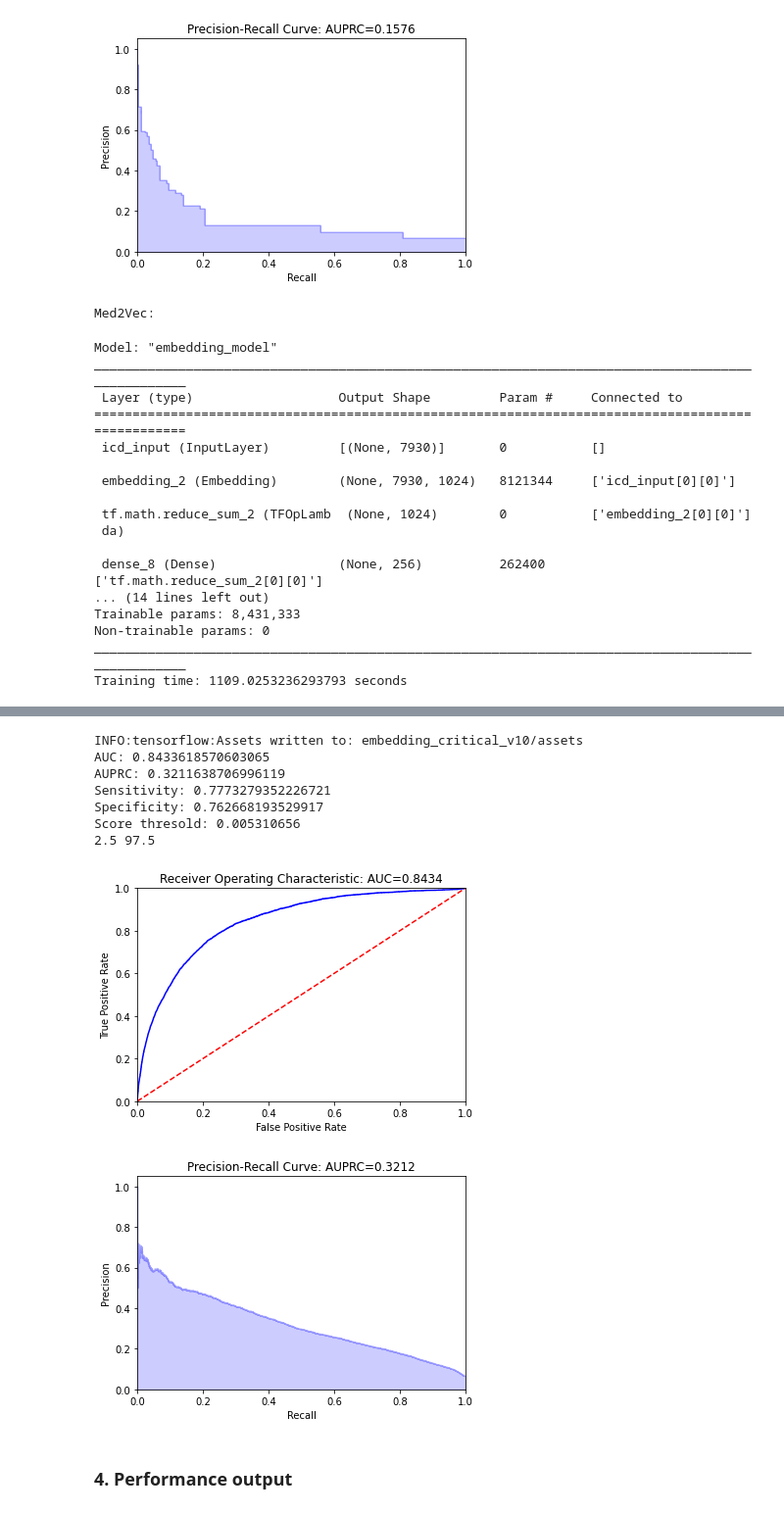
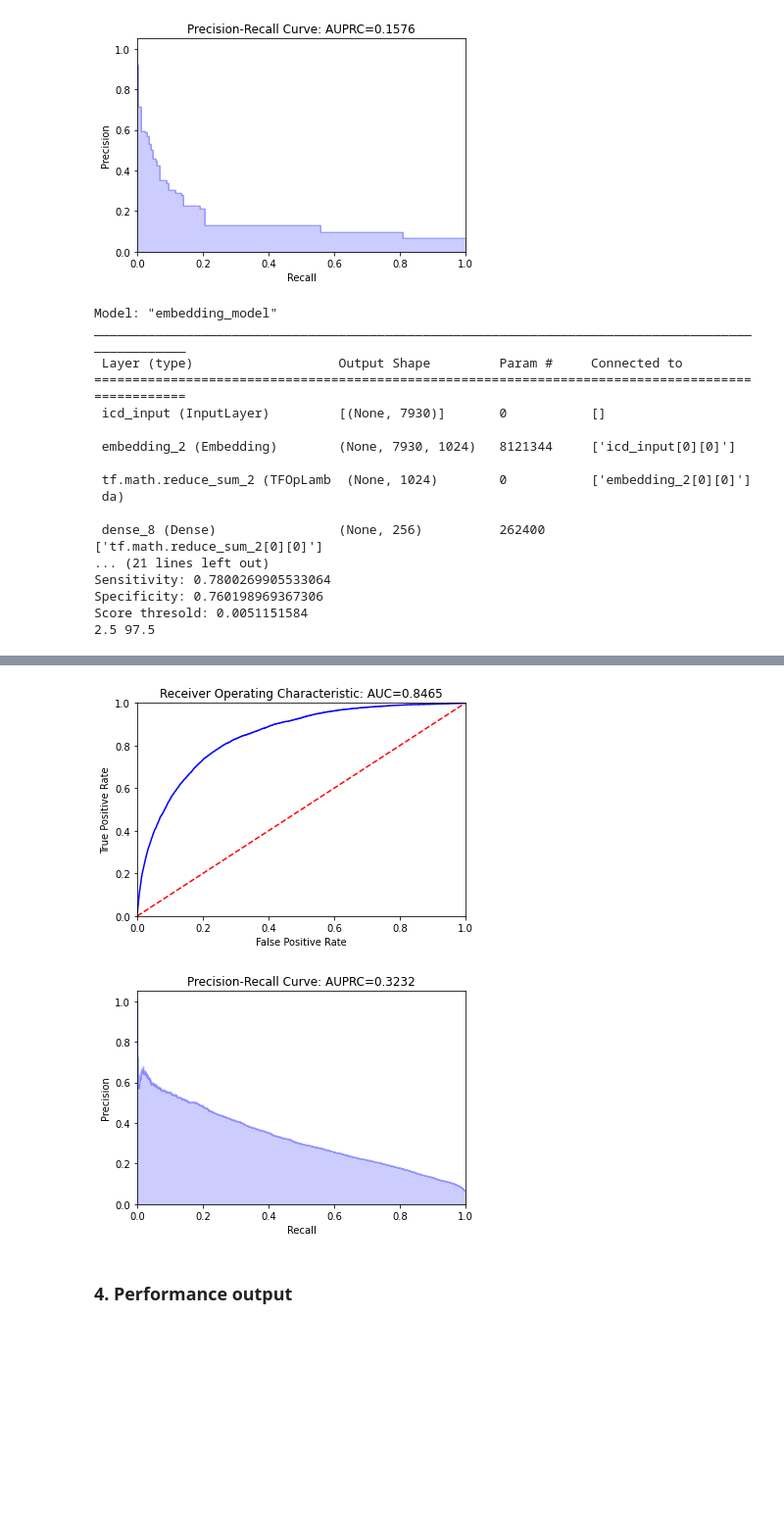
Before and after one commit to nliulab/mimic4ed-benchmark, a Jupyter notebook: Benchmark_scripts/Model_critical_triage.ipynb, the cells around one changed output, grey strips where cells are left out. Shown at 98% size. Saved outputs shown, nothing was run; the diff lists cells and outputs as text; code cells hidden in the pictures; blank space fills up the shorter version.

Commit message:
embedding and fix random seed

```diff
--- a/Benchmark_scripts/Model_critical_triage.ipynb
+++ b/Benchmark_scripts/Model_critical_triage.ipynb
@@ -23,7 +23,8 @@ path = '/home/jun/data/MIMIC/processed'
 output_path='.'
 df_train = pd.read_csv((os.path.join(path, 'train.csv')))
 df_test = pd.read_csv((os.path.join(path, 'test.csv')))
-confidence_interval = 0.95
+confidence_interval = 95
+random_seed = 0
 # %%
 pd.set_option('display.max_columns', 100)
 pd.set_option('display.max_rows', 100)
@@ -98,13 +99,13 @@ result_list = []
 # %%
 print("Logistic Regression:")
 from sklearn.linear_model import LogisticRegression
-logreg=LogisticRegression()
+logreg=LogisticRegression(random_state=random_seed)
 start = time.time()
 logreg.fit(X_train,y_train)
 runtime = time.time()-start
 print('Training time:', runtime, 'seconds')
 probs = logreg.predict_proba(X_test)
-result = PlotROCCurve(probs[:,1],y_test)
+result = PlotROCCurve(probs[:,1], y_test, ci=confidence_interval, random_state=random_seed)
 
 results = ["LR"]
 results.extend(result)
@@ -322,9 +323,5 @@ Score thresold: 6
 49.525 50.475
 [figure]
 [figure]
-# %%
-print("Med2Vec:")
-# %% [output]
-Med2Vec:
 # %%
 import tensorflow as tf
@@ -334,28 +331,20 @@ from tensorflow.keras import optimizers, metrics, layers, Model
 from embedding import *
 # %%
+print("Med2Vec:")
 version = 'v10'
-vocabulary_map = {'v9_3digit':5571, 'v9':5679, 'v10': 7930}
 batch_size=200
-
+vocabulary = vocabulary_map[version]
 df_icd_encode = pd.read_csv(os.path.join(path, 'icd_list_dataset_'+version+'.csv'))
-vocabulary = vocabulary_map[version]
 df_train_embed = pd.merge(df_train, df_icd_encode[['stay_id', 'icd_encoded_list']], how='left', on='stay_id')
 df_test_embed = pd.merge(df_test, df_icd_encode[['stay_id', 'icd_encoded_list']], how='left', on='stay_id')
 
-icd_train_list = [eval(x) for x in df_train_embed['icd_encoded_list'].copy()]
-icd_test_list = [eval(x) for x in df_test_embed['icd_encoded_list'].copy()]
-X_train = X_train.to_numpy(dtype=np.float32)
-y_train = y_train.to_numpy(dtype=np.float32)
-X_test = X_test.to_numpy(dtype=np.float32)
-y_test = y_test.to_numpy(dtype=np.float32)
+train_gen, test_gen = setup_embedding_data(df_train_embed, df_test_embed, X_train, y_train, X_test, y_test, batch_size)
-# %%
-train_gen = EmbeddingDataGen(X_train, icd_train_list, y_train, batch_size=batch_size)
-test_gen = EmbeddingDataGen(X_test, icd_test_list, y_test, batch_size=batch_size)
 # %%
-load_model=False
+load_model = "embedding_critical_"+version # To train from scratch, set load_model to None
+save_model = "embedding_critical_"+version
 
 if load_model:
-        model = keras.models.load_model("embedding_critical_"+version)
+        model = keras.models.load_model(load_model)
 else:
         model = create_embedding_model(vocabulary, len(variable))
 model.summary()
@@ -363,11 +352,14 @@ model.compile(loss='binary_crossentropy',
         optimizer=optimizers.Adam(learning_rate=0.001, decay=0.01),
         metrics=['accuracy', 'AUC', {'aucpr': metrics.AUC(name='aucpr', curve='PR')},
                     'TruePositives', 'TrueNegatives', 'Precision', 'Recall'])
-start = time.time()
-model.fit(train_gen, epochs=100, class_weight={1:ratio, 0:1}, verbose=0)
-runtime = time.time()-start
-print('Training time:', runtime, 'seconds')
-keras.models.save_model(model, "embedding_critical_"+version)
+runtime = 1063.299
+if not load_model:
+        start = time.time()
+        model.fit(train_gen, epochs=100, class_weight={1:ratio, 0:1}, verbose=0)
+        runtime = time.time()-start
+        print('Training time:', runtime, 'seconds')
+if save_model:
+        keras.models.save_model(model, save_model)
 output = model.predict(test_gen)
 result = PlotROCCurve(output,y_test)
 
@@ -388,8 +380,8 @@ ________________________________________________________________________________
  da)
 
  dense_8 (Dense)                (None, 256)          262400      ['tf.math.reduce_sum_2[0][0]']
-... (14 lines left out)
-Trainable params: 8,431,333
-Non-trainable params: 0
-__________________________________________________________________________________________________
-Training time: 1109.0253236293793 seconds
+... (21 lines left out)
+Sensitivity: 0.7800269905533064
+Specificity: 0.760198969367306
+Score thresold: 0.0051151584
+2.5 97.5
@@ -397,12 +388,5 @@ Training time: 1109.0253236293793 seconds
-INFO:tensorflow:Assets written to: embedding_critical_v10/assets
-AUC: 0.8433618570603065
-AUPRC: 0.3211638706996119
-Sensitivity: 0.7773279352226721
-Specificity: 0.762668193529917
-Score thresold: 0.005310656
-2.5 97.5
 [figure]
-[figure, old version]
+[figure, new version]
 # %% [markdown]
 ### 4. Performance output
 # %%
```
Also changed, not shown: parts of 17 cells of this notebook, 8 other files.
